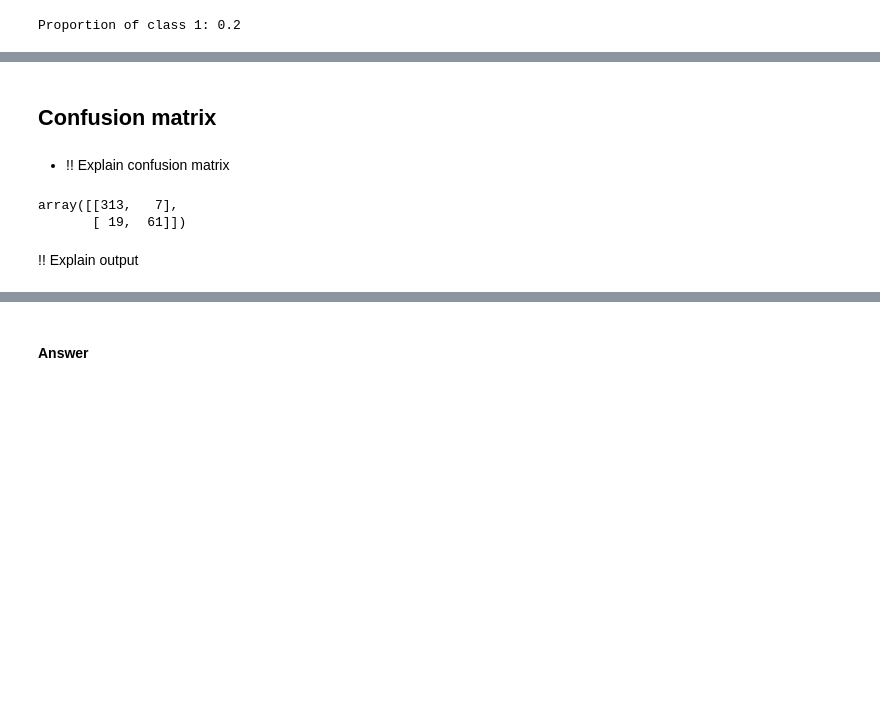
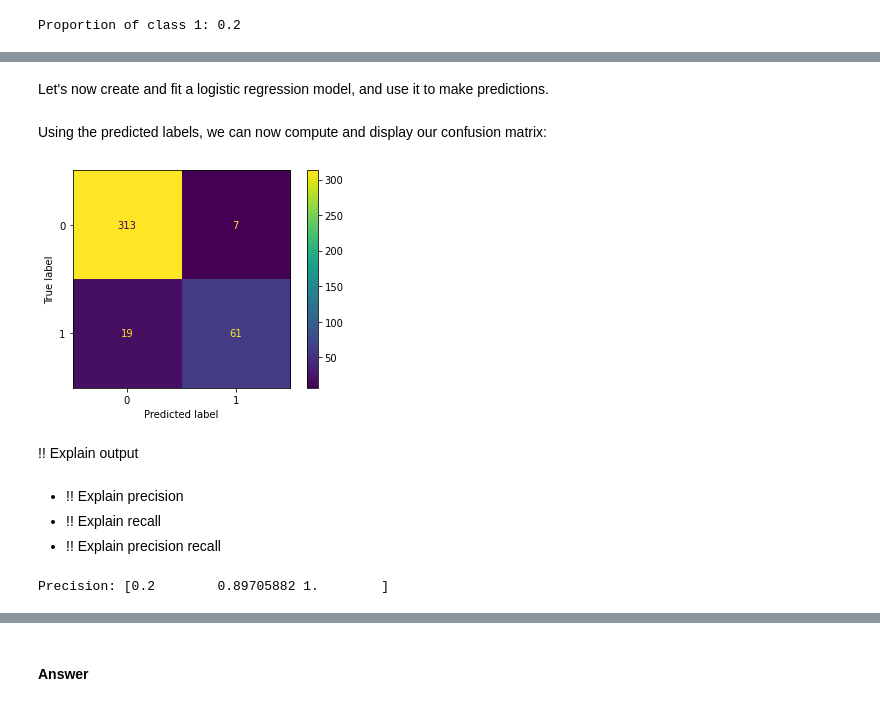
Before and after one commit to martinagvilas/ML-Vis-BrainHack-2021, a Jupyter notebook: notebooks/02-estimators.ipynb, the cells around one changed output, grey strips where cells are left out. Drawn from its saved outputs; the diff is of its cells as text; code cells hidden in the pictures; blank space fills up the shorter version.

```diff
--- a/notebooks/02-estimators.ipynb
+++ b/notebooks/02-estimators.ipynb
@@ -370,14 +363,19 @@ Mean accuracy score: 0.94
-# %% [markdown]
-## Confusion matrix
-# %% [markdown]
-- !! Explain confusion matrix
+# %% [markdown]
+Let's now create and fit a logistic regression model, and use it to make predictions.
+# %%
+# Create and fit model
+clf = LogisticRegression().fit(X, y)
+
+# Use model to make predictions
+y_pred = clf.predict(X)
+# %% [markdown]
+Using the predicted labels, we can now compute and display our confusion matrix:
 # %%
-from sklearn.metrics import confusion_matrix
+from sklearn.metrics import confusion_matrix, ConfusionMatrixDisplay
 
 conf_matrix = confusion_matrix(y, y_pred, labels=clf.classes_)
-conf_matrix
+cm_display = ConfusionMatrixDisplay(conf_matrix).plot()
 # %% [output]
-array([[313,   7],
-       [ 19,  61]])
+[figure, added]
 # %% [markdown]
 !! Explain output
@@ -393,0 +382,11 @@ array([[313,   7],
+# %% [markdown]
+- !! Explain precision
+- !! Explain recall
+- !! Explain precision recall
+# %%
+from sklearn.metrics import precision_recall_curve
+
+precision, recall, thresholds = precision_recall_curve(y, y_pred)
+#print(f"Precision: {precision}")
+# %% [output]
+Precision: [0.2        0.89705882 1.        ]
```
Also changed, not shown: parts of 39 cells of this notebook.
